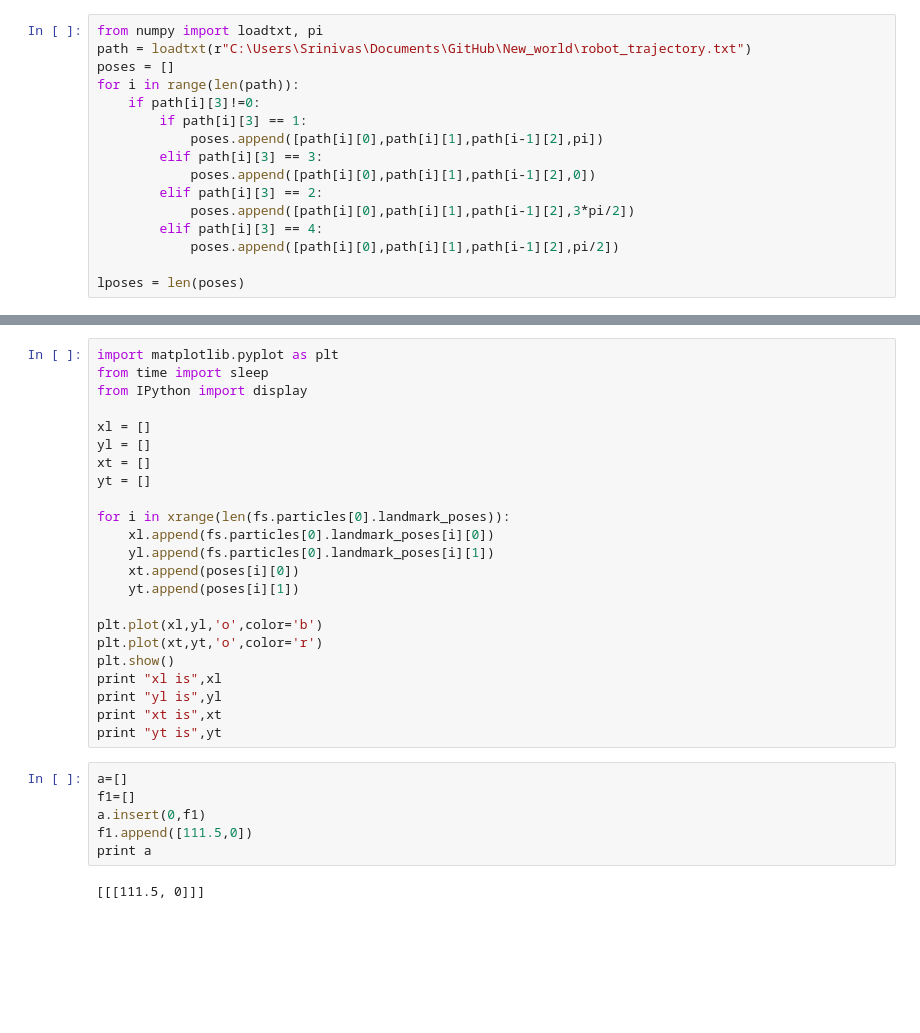
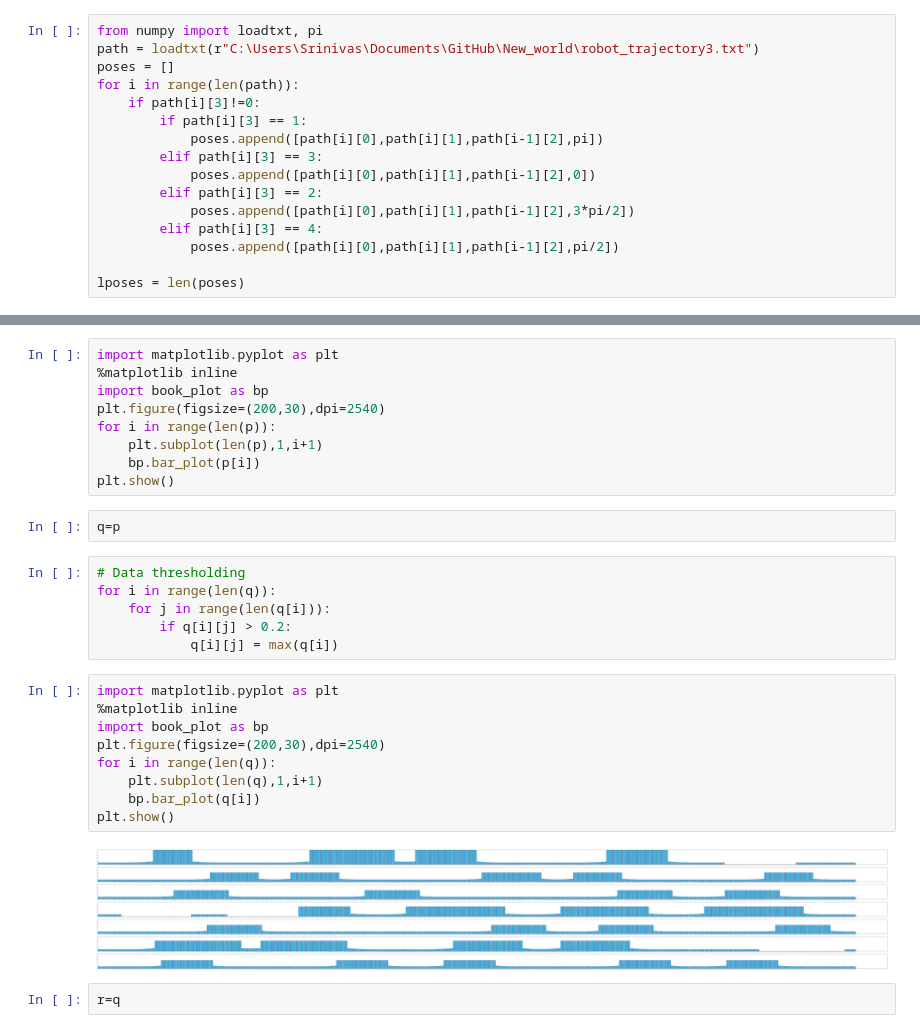
Before and after one commit to srinivaskandasamy/New_world, a Jupyter notebook: slam-Copy1.ipynb, the cells around one changed output, grey strips where cells are left out. Cells and saved outputs as stored; diff of their text form; blank space fills up the shorter version.

```diff
--- a/slam-Copy1.ipynb
+++ b/slam-Copy1.ipynb
@@ -1,6 +1,6 @@
 # %%
 from numpy import loadtxt, pi
-path = loadtxt(r"C:\Users\Srinivas\Documents\GitHub\New_world\robot_trajectory.txt")
+path = loadtxt(r"C:\Users\Srinivas\Documents\GitHub\New_world\robot_trajectory3.txt")
 poses = []
 for i in range(len(path)):
     if path[i][3]!=0:
@@ -263,31 +342,30 @@ if __name__ == '__main__':
-# %%
-import matplotlib.pyplot as plt
-from time import sleep
-from IPython import display
-
-xl = []
-yl = []
-xt = []
-yt = []
-
-for i in xrange(len(fs.particles[0].landmark_poses)):
-    xl.append(fs.particles[0].landmark_poses[i][0])
-    yl.append(fs.particles[0].landmark_poses[i][1])
-    xt.append(poses[i][0])
-    yt.append(poses[i][1])
-
-plt.plot(xl,yl,'o',color='b')
-plt.plot(xt,yt,'o',color='r')
-plt.show()
-print "xl is",xl
-print "yl is",yl
-print "xt is",xt
-print "yt is",yt
-# %%
-a=[]
-f1=[]
-a.insert(0,f1)
-f1.append([111.5,0])
-print a
-# %% [output]
-[[[111.5, 0]]]
+# %%
+import matplotlib.pyplot as plt
+%matplotlib inline
+import book_plot as bp
+plt.figure(figsize=(200,30),dpi=2540)
+for i in range(len(p)):
+    plt.subplot(len(p),1,i+1)
+    bp.bar_plot(p[i])
+plt.show()
+# %%
+q=p
+# %%
+# Data thresholding
+for i in range(len(q)):
+    for j in range(len(q[i])):
+        if q[i][j] > 0.2:
+            q[i][j] = max(q[i])
+# %%
+import matplotlib.pyplot as plt
+%matplotlib inline
+import book_plot as bp
+plt.figure(figsize=(200,30),dpi=2540)
+for i in range(len(q)):
+    plt.subplot(len(q),1,i+1)
+    bp.bar_plot(q[i])
+plt.show()
+# %% [output]
+[figure, added]
+# %%
+r=q
```
Also changed, not shown: parts of 5 cells of this notebook, 10 other files.
